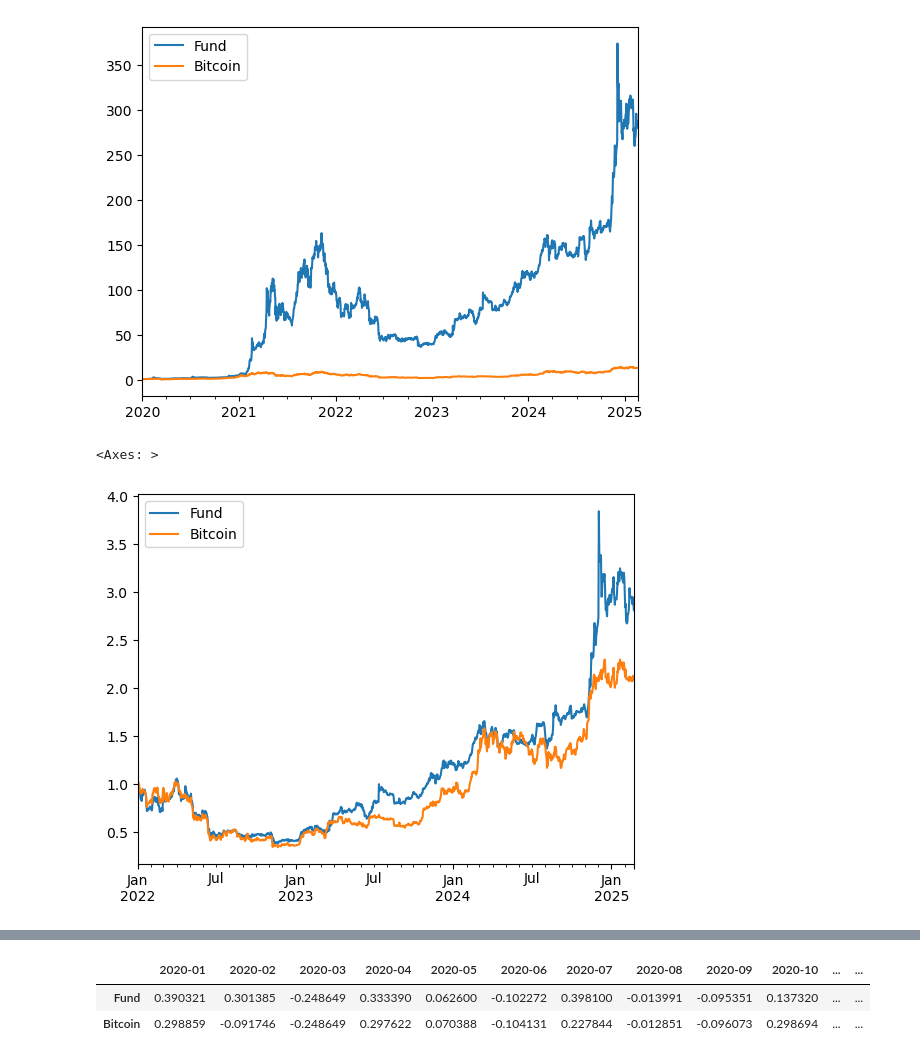
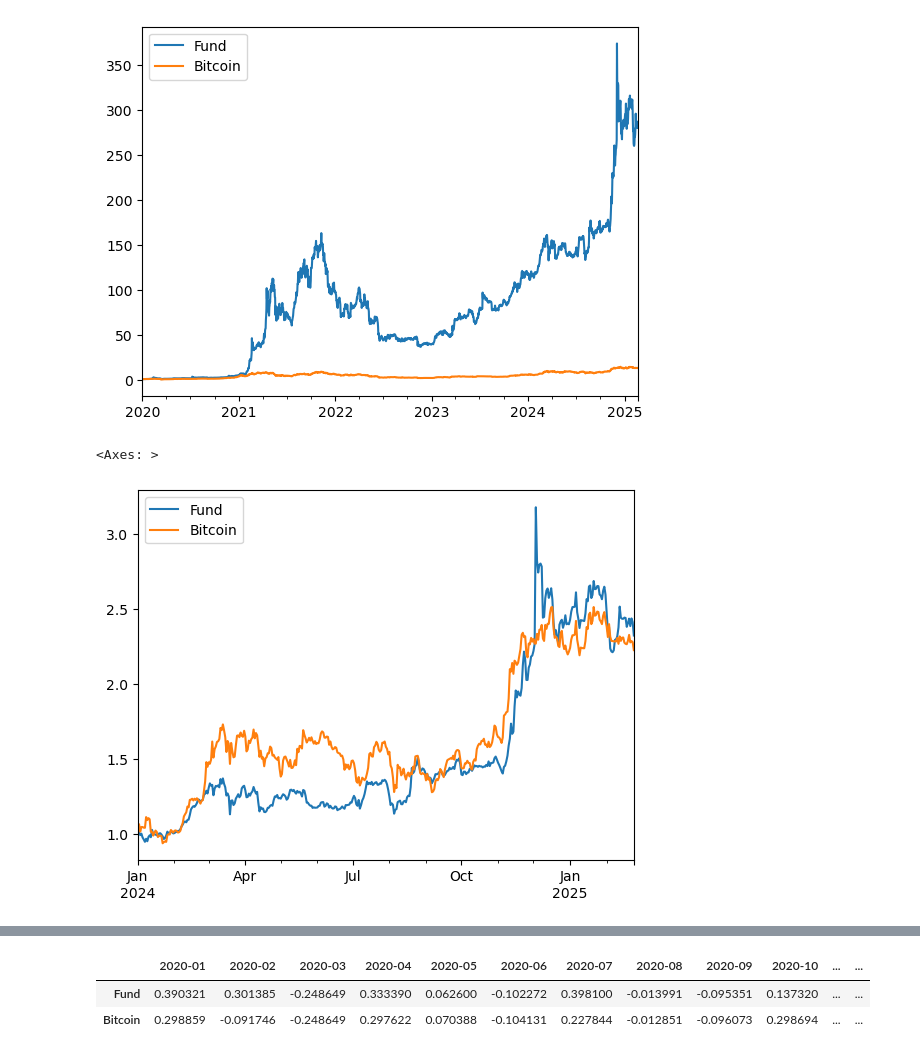
Before and after one commit to niroojane/Risk-Management, a Jupyter notebook: Active Crypto Strategy.ipynb, the cells around one changed output, grey strips where cells are left out. Saved outputs shown, nothing was run; the diff lists cells and outputs as text; code cells hidden in the pictures.

```diff
--- a/Active Crypto Strategy.ipynb
+++ b/Active Crypto Strategy.ipynb
@@ -223,10 +223,10 @@ years=sorted(list(set(performance.index.year)))
 month_year=performance.index.strftime('%Y-%m')
 month_year=sorted(list(set(month_year)))
 # %%
-(1+performance_pct.loc['2022':]).cumprod().plot()
+(1+performance_pct.loc['2024':]).cumprod().plot()
 # %% [output]
 <Axes: >
-[figure, old version]
+[figure, new version]
 # %%
 year_returns={}
 for year in years:
```
Also changed, not shown: parts of 8 cells of this notebook, 3 other files.
